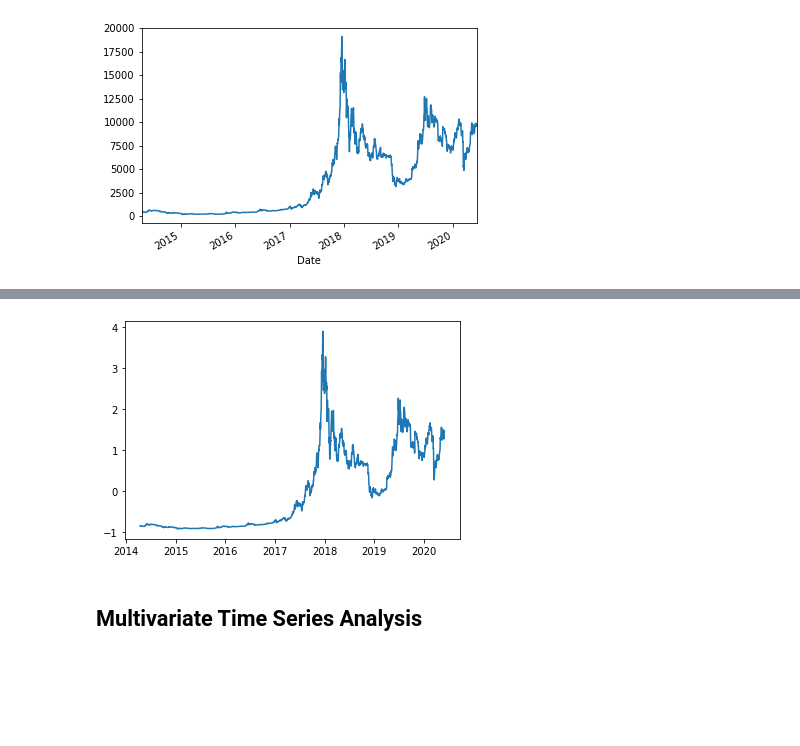
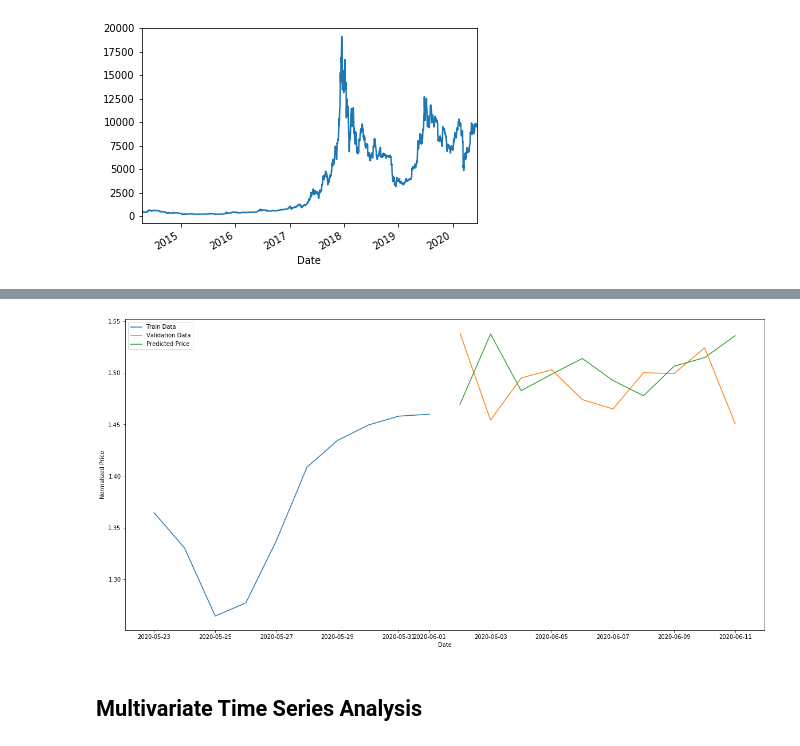
Before and after one commit to tt0507/Mini-Project, a Jupyter notebook: Finance/bitcoin.ipynb, the cells around one changed output, grey strips where cells are left out. Saved outputs shown, nothing was run; the diff lists cells and outputs as text; code cells hidden in the pictures; blank space fills up the shorter version.

Commit message:
bitcoin: complete

```diff
--- a/Finance/bitcoin.ipynb
+++ b/Finance/bitcoin.ipynb
@@ -87,7 +83,8 @@ valid_data = np.array(valid_data)
 valid_labels = np.array(valid_labels)
 # %%
 model = keras.models.Sequential([
-    keras.layers.LSTM(8, return_sequences=True, input_shape=train_data.shape[-2:]),
+    keras.layers.LSTM(100, return_sequences=True, input_shape=train_data.shape[-2:]),
+    keras.layers.LSTM(50),
     keras.layers.Dense(1)
 ])
 
@@ -130,13 +129,19 @@ Epoch 20/20
 # %%
 predict = model.predict(valid_data)
-# %%
-train_date = bitcoin.index[:train_split]
-data_train = uni_data[:train_split].tolist()
-
-plt.plot(train_date, data_train)
-plt.show()
-# %% [output]
-[figure, removed]
+# %%
+train_date = bitcoin.index[:train_split]
+data_train = uni_data[:train_split].tolist()
+
+plt.figure(figsize=(20, 10))
+plt.plot(bitcoin.index[-20:-10], uni_data[-20:-10], label="Train Data")
+plt.plot(bitcoin.index[-10:], uni_data[-10:], label="Validation Data")
+plt.plot(bitcoin.index[-10:], predict, label="Predicted Price")
+plt.xlabel("Date")
+plt.ylabel("Normalized Price")
+plt.legend()
+plt.show()
+# %% [output]
+[figure, added]
 # %% [markdown]
 ## Multivariate Time Series Analysis
 # %%
```
Also changed, not shown: parts of 15 cells of this notebook.
